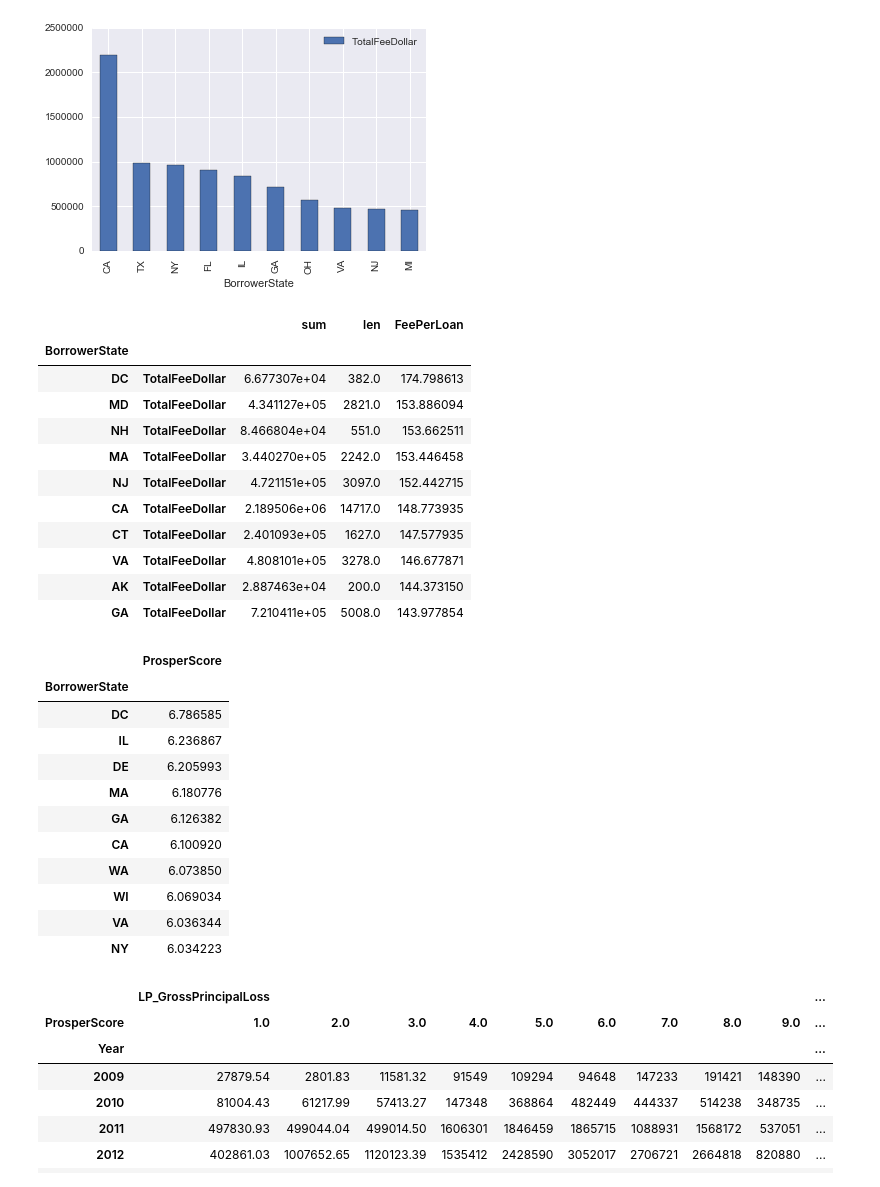
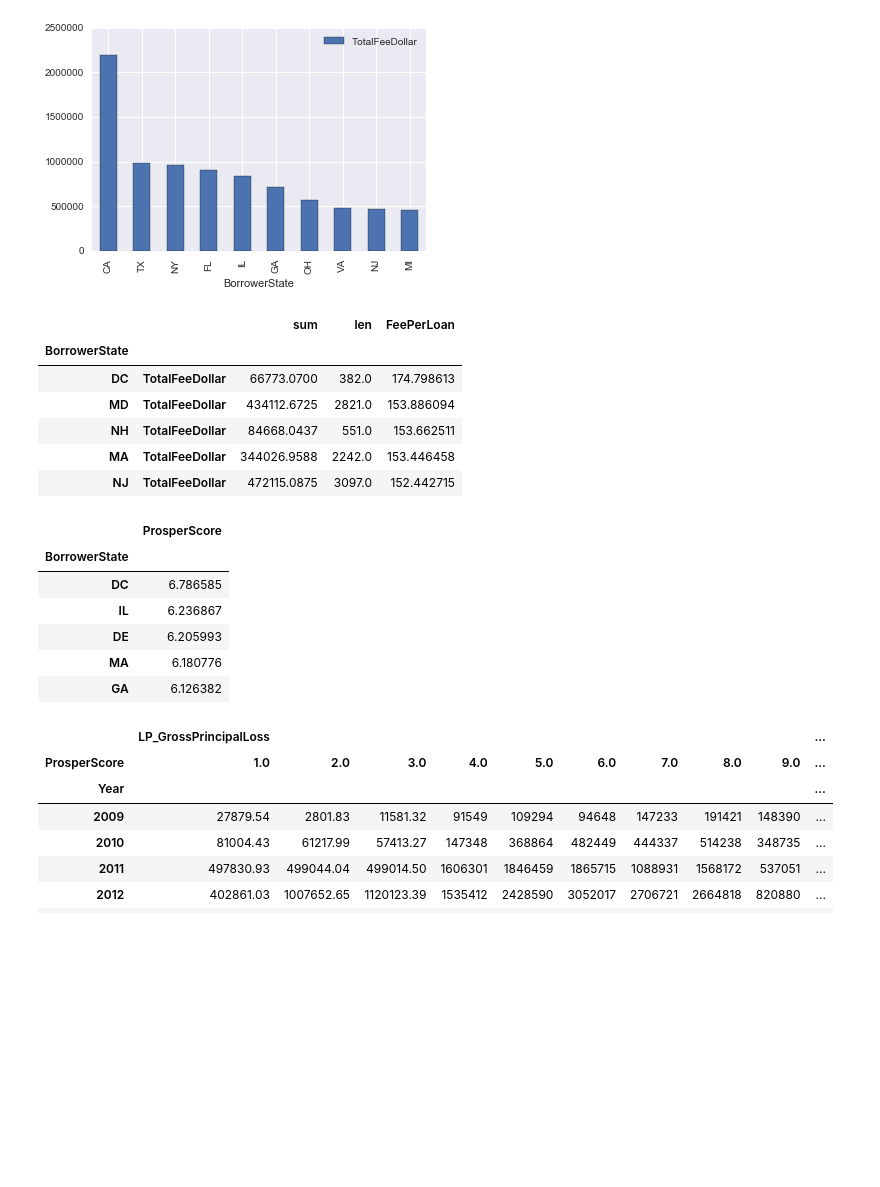
Before and after one commit to yugoli/prosperloananalysis-ipython, a Jupyter notebook: Prosper.ipynb, the cells around one changed output. Cells and saved outputs as stored; diff of their text form; code cells hidden in the pictures; blank space fills up the shorter version.

```diff
--- a/Prosper.ipynb
+++ b/Prosper.ipynb
@@ -230,24 +252,19 @@ state2 = revenue.pivot_table(index=['BorrowerState'],values=["TotalFeeDollar"],a
 stackedstate = state2.stack(1).sort_values(by='sum',ascending=False)
 stackedstate['FeePerLoan'] = stackedstate['sum']/stackedstate['len']
 # %%
-stackedstate.sort_values(by='FeePerLoan',ascending=False).head(10)
+stackedstate.sort_values(by='FeePerLoan',ascending=False).head(5)
 #seems that loans from DC makes the most in fees
 # %% [output]
 |  |  | sum | len | FeePerLoan |
 | BorrowerState |  |  |  |  |
-| DC | TotalFeeDollar | 6.677307e+04 | 382.0 | 174.798613 |
-| MD | TotalFeeDollar | 4.341127e+05 | 2821.0 | 153.886094 |
-| NH | TotalFeeDollar | 8.466804e+04 | 551.0 | 153.662511 |
-| MA | TotalFeeDollar | 3.440270e+05 | 2242.0 | 153.446458 |
-| NJ | TotalFeeDollar | 4.721151e+05 | 3097.0 | 152.442715 |
-| CA | TotalFeeDollar | 2.189506e+06 | 14717.0 | 148.773935 |
-| CT | TotalFeeDollar | 2.401093e+05 | 1627.0 | 147.577935 |
-| VA | TotalFeeDollar | 4.808101e+05 | 3278.0 | 146.677871 |
-| AK | TotalFeeDollar | 2.887463e+04 | 200.0 | 144.373150 |
-| GA | TotalFeeDollar | 7.210411e+05 | 5008.0 | 143.977854 |
+| DC | TotalFeeDollar | 66773.0700 | 382.0 | 174.798613 |
+| MD | TotalFeeDollar | 434112.6725 | 2821.0 | 153.886094 |
+| NH | TotalFeeDollar | 84668.0437 | 551.0 | 153.662511 |
+| MA | TotalFeeDollar | 344026.9588 | 2242.0 | 153.446458 |
+| NJ | TotalFeeDollar | 472115.0875 | 3097.0 | 152.442715 |
 # %%
 report = df.pivot_table(values=['ProsperScore'],index=['BorrowerState'], fill_value=0, aggfunc=np.mean)
-report.sort_values(by='ProsperScore',ascending=False).head(10)
+report.sort_values(by='ProsperScore',ascending=False).head(5)
 #top average prosper score, hypothesize was right DC loans were most credit worthy
 # %% [output]
 |  | ProsperScore |
@@ -257,9 +274,4 @@ report.sort_values(by='ProsperScore',ascending=False).head(10)
 | DE | 6.205993 |
 | MA | 6.180776 |
 | GA | 6.126382 |
-| CA | 6.100920 |
-| WA | 6.073850 |
-| WI | 6.069034 |
-| VA | 6.036344 |
-| NY | 6.034223 |
 # %%
```
Also changed, not shown: parts of 40 cells of this notebook.
